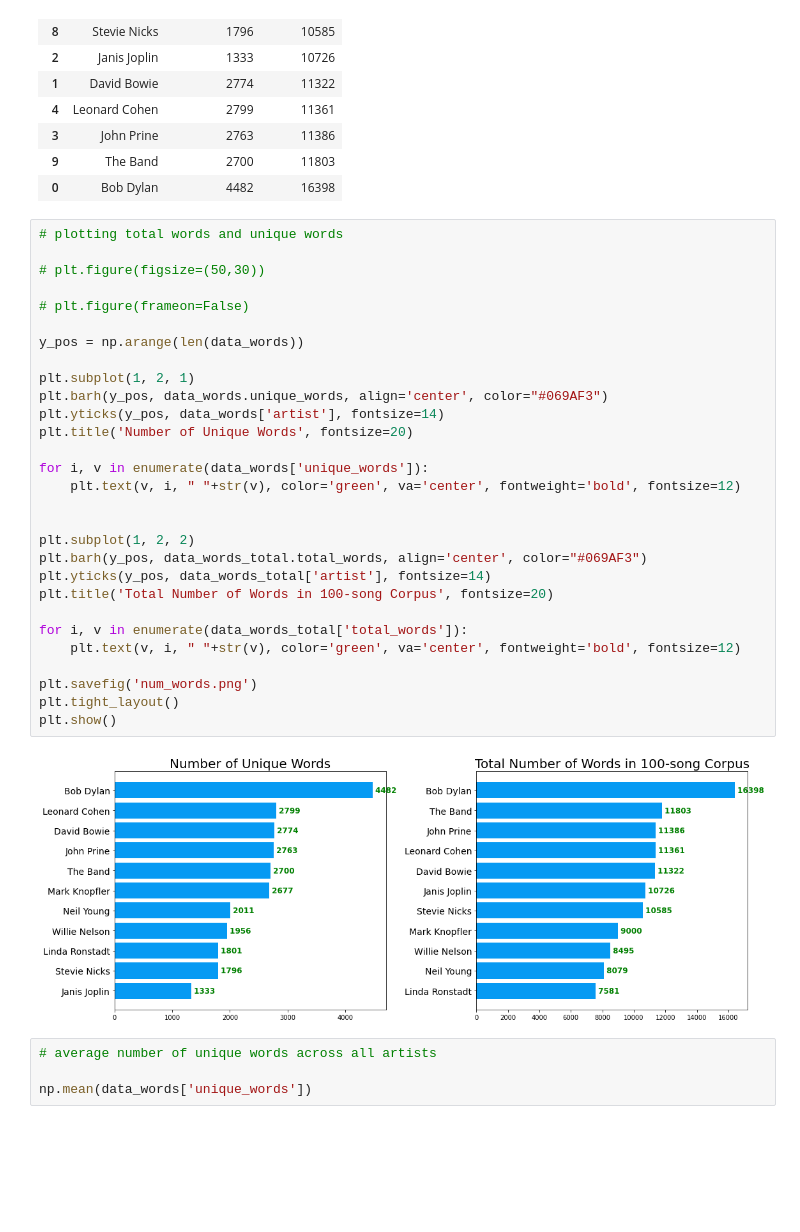
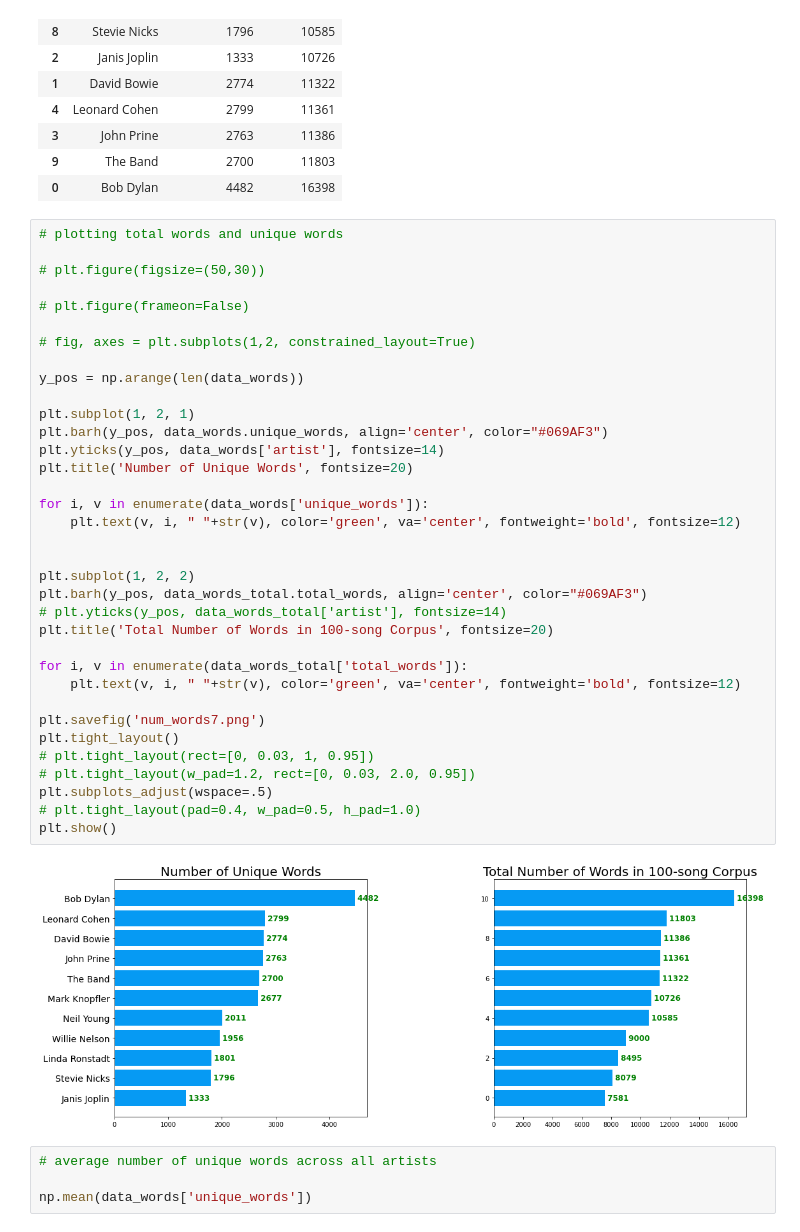
Before and after one commit to EmFib/1000_classic_rock_songs, a Jupyter notebook: 03_EDA.ipynb, the cells around one changed output. Drawn from its saved outputs; the diff is of its cells as text; blank space fills up the shorter version.

```diff
--- a/03_EDA.ipynb
+++ b/03_EDA.ipynb
@@ -501,34 +501,40 @@ data_words_total
 # %%
 # plotting total words and unique words
 
 # plt.figure(figsize=(50,30))
 
 # plt.figure(frameon=False)
+
+# fig, axes = plt.subplots(1,2, constrained_layout=True)
 
 y_pos = np.arange(len(data_words))
 
 plt.subplot(1, 2, 1)
 plt.barh(y_pos, data_words.unique_words, align='center', color="#069AF3")
 plt.yticks(y_pos, data_words['artist'], fontsize=14)
 plt.title('Number of Unique Words', fontsize=20)
 
 for i, v in enumerate(data_words['unique_words']):
     plt.text(v, i, " "+str(v), color='green', va='center', fontweight='bold', fontsize=12)
 
 
 plt.subplot(1, 2, 2)
 plt.barh(y_pos, data_words_total.total_words, align='center', color="#069AF3")
-plt.yticks(y_pos, data_words_total['artist'], fontsize=14)
+# plt.yticks(y_pos, data_words_total['artist'], fontsize=14)
 plt.title('Total Number of Words in 100-song Corpus', fontsize=20)
 
 for i, v in enumerate(data_words_total['total_words']):
     plt.text(v, i, " "+str(v), color='green', va='center', fontweight='bold', fontsize=12)
 
-plt.savefig('num_words.png')
+plt.savefig('num_words7.png')
 plt.tight_layout()
+# plt.tight_layout(rect=[0, 0.03, 1, 0.95])
+# plt.tight_layout(w_pad=1.2, rect=[0, 0.03, 2.0, 0.95])
+plt.subplots_adjust(wspace=.5)
+# plt.tight_layout(pad=0.4, w_pad=0.5, h_pad=1.0)
 plt.show()
 # %% [output]
-[figure, old version]
+[figure, new version]
 # %%
 # average number of unique words across all artists
 
```
Also changed, not shown: 10 other files.
